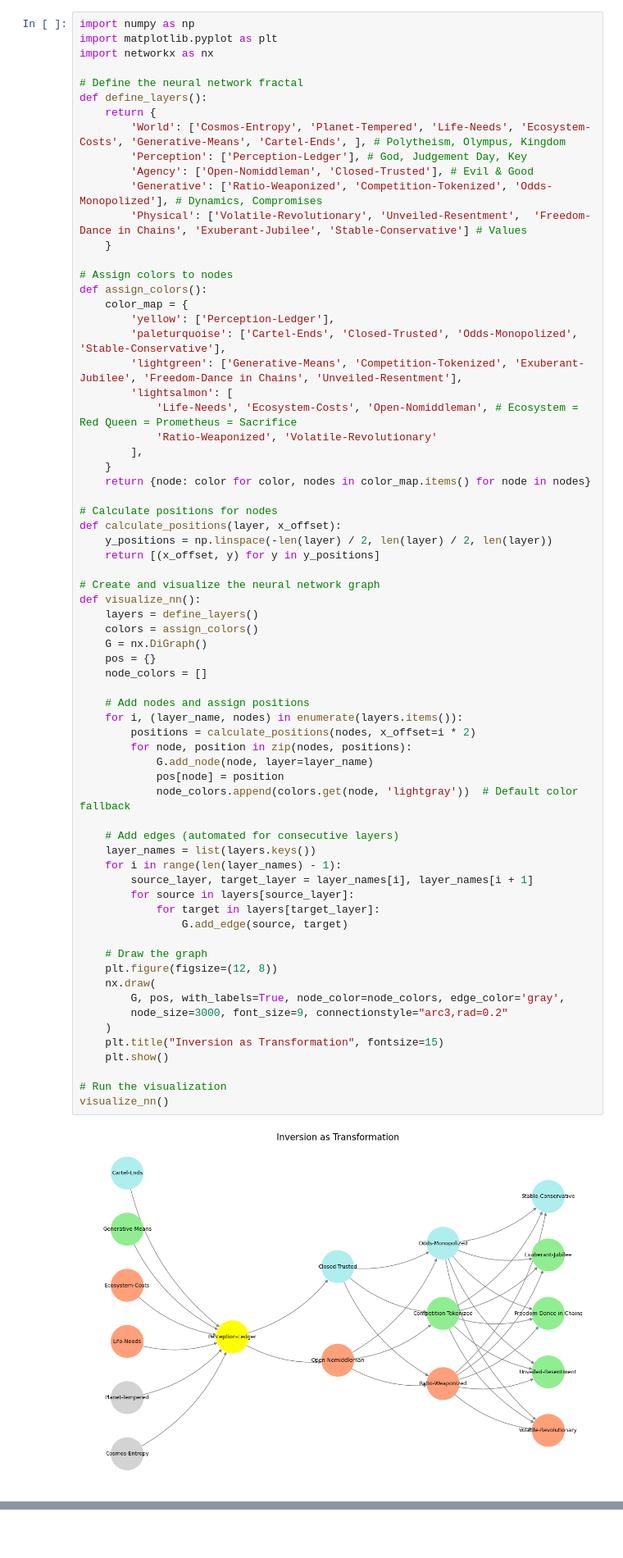
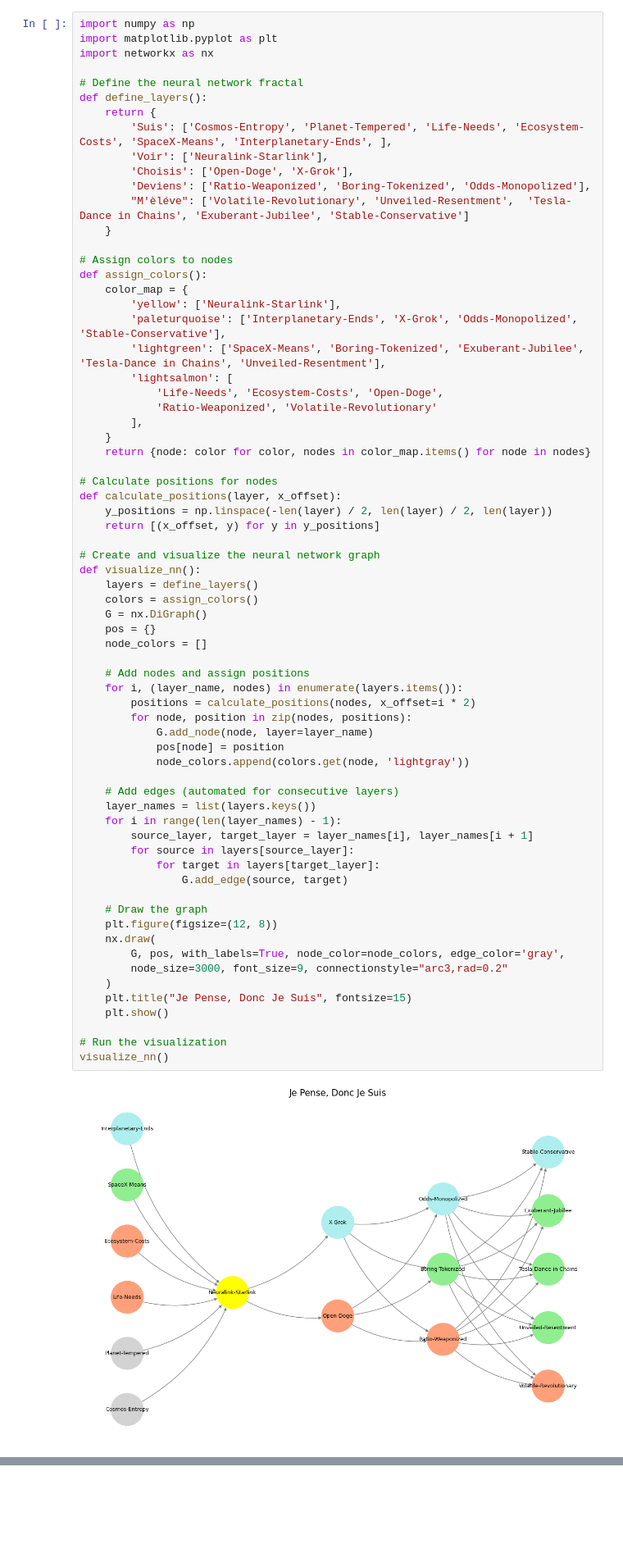
Before and after one commit to abikesa/website, a Jupyter notebook: kitabo/ensi/_build/jupyter_execute/act2/chapter3.ipynb, the cells around one changed output, grey strips where cells are left out. Shown at 82% size. Cells and saved outputs as stored; diff of their text form; blank space fills up the shorter version.

```diff
--- a/kitabo/ensi/_build/jupyter_execute/act2/chapter3.ipynb
+++ b/kitabo/ensi/_build/jupyter_execute/act2/chapter3.ipynb
@@ -33,21 +36,21 @@ import networkx as nx
 # Define the neural network fractal
 def define_layers():
     return {
-        'World': ['Cosmos-Entropy', 'Planet-Tempered', 'Life-Needs', 'Ecosystem-Costs', 'Generative-Means', 'Cartel-Ends', ], # Polytheism, Olympus, Kingdom
-        'Perception': ['Perception-Ledger'], # God, Judgement Day, Key
-        'Agency': ['Open-Nomiddleman', 'Closed-Trusted'], # Evil & Good
-        'Generative': ['Ratio-Weaponized', 'Competition-Tokenized', 'Odds-Monopolized'], # Dynamics, Compromises
-        'Physical': ['Volatile-Revolutionary', 'Unveiled-Resentment',  'Freedom-Dance in Chains', 'Exuberant-Jubilee', 'Stable-Conservative'] # Values
+        'Suis': ['Cosmos-Entropy', 'Planet-Tempered', 'Life-Needs', 'Ecosystem-Costs', 'SpaceX-Means', 'Interplanetary-Ends', ],
+        'Voir': ['Neuralink-Starlink'],
+        'Choisis': ['Open-Doge', 'X-Grok'],
+        'Deviens': ['Ratio-Weaponized', 'Boring-Tokenized', 'Odds-Monopolized'],
+        "M'èléve": ['Volatile-Revolutionary', 'Unveiled-Resentment',  'Tesla-Dance in Chains', 'Exuberant-Jubilee', 'Stable-Conservative']
     }
 
 # Assign colors to nodes
 def assign_colors():
     color_map = {
-        'yellow': ['Perception-Ledger'],
-        'paleturquoise': ['Cartel-Ends', 'Closed-Trusted', 'Odds-Monopolized', 'Stable-Conservative'],
-        'lightgreen': ['Generative-Means', 'Competition-Tokenized', 'Exuberant-Jubilee', 'Freedom-Dance in Chains', 'Unveiled-Resentment'],
+        'yellow': ['Neuralink-Starlink'],
+        'paleturquoise': ['Interplanetary-Ends', 'X-Grok', 'Odds-Monopolized', 'Stable-Conservative'],
+        'lightgreen': ['SpaceX-Means', 'Boring-Tokenized', 'Exuberant-Jubilee', 'Tesla-Dance in Chains', 'Unveiled-Resentment'],
         'lightsalmon': [
-            'Life-Needs', 'Ecosystem-Costs', 'Open-Nomiddleman', # Ecosystem = Red Queen = Prometheus = Sacrifice
+            'Life-Needs', 'Ecosystem-Costs', 'Open-Doge',
             'Ratio-Weaponized', 'Volatile-Revolutionary'
         ],
     }
@@ -65,36 +68,36 @@ def visualize_nn():
     G = nx.DiGraph()
     pos = {}
     node_colors = []
 
     # Add nodes and assign positions
     for i, (layer_name, nodes) in enumerate(layers.items()):
         positions = calculate_positions(nodes, x_offset=i * 2)
         for node, position in zip(nodes, positions):
             G.add_node(node, layer=layer_name)
             pos[node] = position
-            node_colors.append(colors.get(node, 'lightgray'))  # Default color fallback
+            node_colors.append(colors.get(node, 'lightgray'))
 
     # Add edges (automated for consecutive layers)
     layer_names = list(layers.keys())
     for i in range(len(layer_names) - 1):
         source_layer, target_layer = layer_names[i], layer_names[i + 1]
         for source in layers[source_layer]:
             for target in layers[target_layer]:
                 G.add_edge(source, target)
 
     # Draw the graph
     plt.figure(figsize=(12, 8))
     nx.draw(
         G, pos, with_labels=True, node_color=node_colors, edge_color='gray',
         node_size=3000, font_size=9, connectionstyle="arc3,rad=0.2"
     )
-    plt.title("Inversion as Transformation", fontsize=15)
+    plt.title("Je Pense, Donc Je Suis", fontsize=15)
     plt.show()
 
 # Run the visualization
 visualize_nn()
 # %% [output]
-[figure, old version]
+[figure, new version]
 # %% [markdown]
 
 
```
Also changed, not shown: parts of 2 cells of this notebook, 9 other files.
